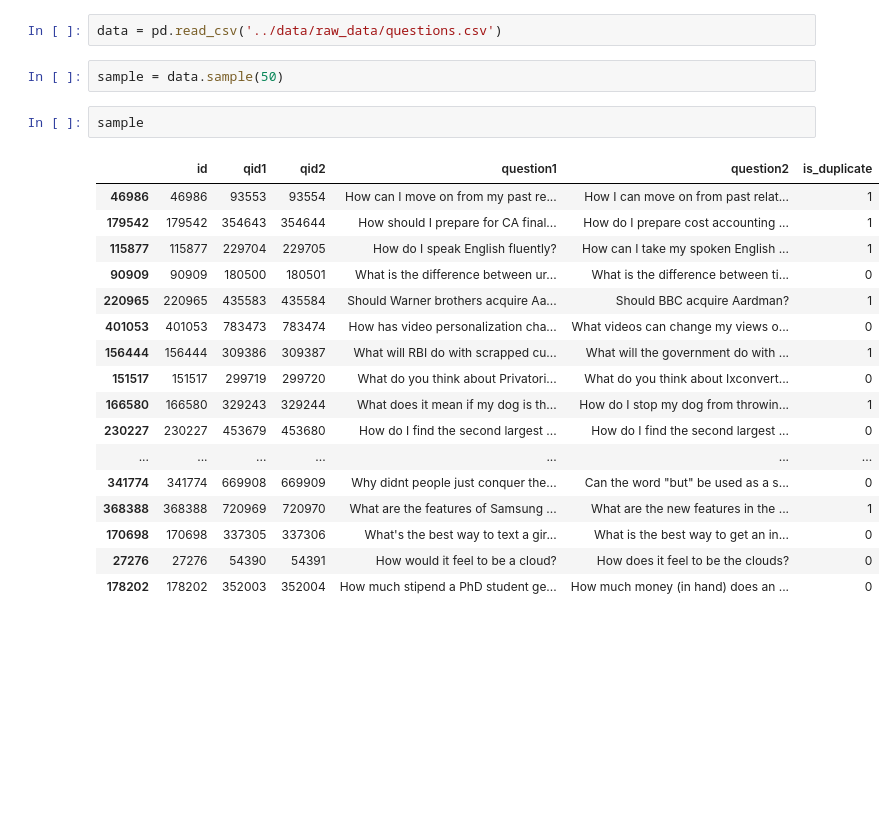
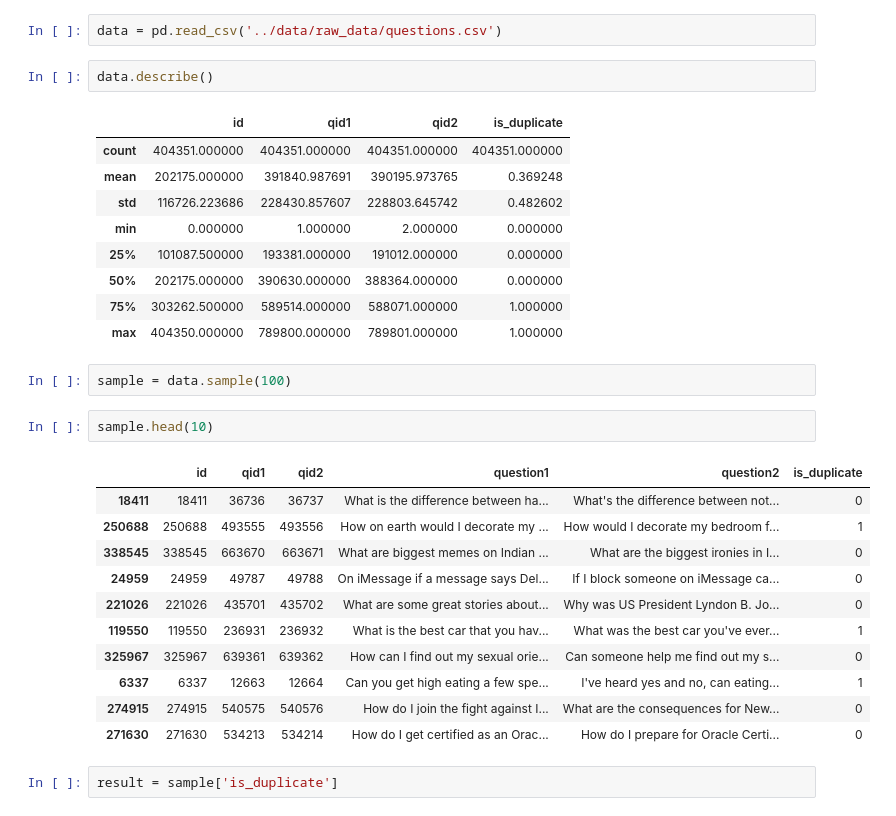
Before and after one commit to Dhouib-Mohamed/Duplicate-Question-Predictor, a Jupyter notebook: notebooks/raw_visualization.ipynb, the cells around one changed output. Saved outputs shown, nothing was run; the diff lists cells and outputs as text; blank space fills up the shorter version.

```diff
--- a/notebooks/raw_visualization.ipynb
+++ b/notebooks/raw_visualization.ipynb
@@ -4,24 +8,32 @@ import numpy as np
 # %%
 data = pd.read_csv('../data/raw_data/questions.csv')
+# %%
+data.describe()
+# %% [output]
+|  | id | qid1 | qid2 | is_duplicate |
+| count | 404351.000000 | 404351.000000 | 404351.000000 | 404351.000000 |
+| mean | 202175.000000 | 391840.987691 | 390195.973765 | 0.369248 |
+| std | 116726.223686 | 228430.857607 | 228803.645742 | 0.482602 |
+| min | 0.000000 | 1.000000 | 2.000000 | 0.000000 |
+| 25% | 101087.500000 | 193381.000000 | 191012.000000 | 0.000000 |
+| 50% | 202175.000000 | 390630.000000 | 388364.000000 | 0.000000 |
+| 75% | 303262.500000 | 589514.000000 | 588071.000000 | 1.000000 |
+| max | 404350.000000 | 789800.000000 | 789801.000000 | 1.000000 |
 # %%
-sample = data.sample(50)
+sample = data.sample(100)
 # %%
-sample
+sample.head(10)
 # %% [output]
 |  | id | qid1 | qid2 | question1 | question2 | is_duplicate |
-| 46986 | 46986 | 93553 | 93554 | How can I move on from my past re... | How I can move on from past relat... | 1 |
-| 179542 | 179542 | 354643 | 354644 | How should I prepare for CA final... | How do I prepare cost accounting ... | 1 |
-| 115877 | 115877 | 229704 | 229705 | How do I speak English fluently? | How can I take my spoken English ... | 1 |
-| 90909 | 90909 | 180500 | 180501 | What is the difference between ur... | What is the difference between ti... | 0 |
-| 220965 | 220965 | 435583 | 435584 | Should Warner brothers acquire Aa... | Should BBC acquire Aardman? | 1 |
-| 401053 | 401053 | 783473 | 783474 | How has video personalization cha... | What videos can change my views o... | 0 |
-| 156444 | 156444 | 309386 | 309387 | What will RBI do with scrapped cu... | What will the government do with ... | 1 |
-| 151517 | 151517 | 299719 | 299720 | What do you think about Privatori... | What do you think about Ixconvert... | 0 |
-| 166580 | 166580 | 329243 | 329244 | What does it mean if my dog is th... | How do I stop my dog from throwin... | 1 |
-| 230227 | 230227 | 453679 | 453680 | How do I find the second largest ... | How do I find the second largest ... | 0 |
-| ... | ... | ... | ... | ... | ... | ... |
-| 341774 | 341774 | 669908 | 669909 | Why didnt people just conquer the... | Can the word "but" be used as a s... | 0 |
-| 368388 | 368388 | 720969 | 720970 | What are the features of Samsung ... | What are the new features in the ... | 1 |
-| 170698 | 170698 | 337305 | 337306 | What's the best way to text a gir... | What is the best way to get an in... | 0 |
-| 27276 | 27276 | 54390 | 54391 | How would it feel to be a cloud? | How does it feel to be the clouds? | 0 |
-| 178202 | 178202 | 352003 | 352004 | How much stipend a PhD student ge... | How much money (in hand) does an ... | 0 |
+| 18411 | 18411 | 36736 | 36737 | What is the difference between ha... | What's the difference between not... | 0 |
+| 250688 | 250688 | 493555 | 493556 | How on earth would I decorate my ... | How would I decorate my bedroom f... | 1 |
+| 338545 | 338545 | 663670 | 663671 | What are biggest memes on Indian ... | What are the biggest ironies in I... | 0 |
+| 24959 | 24959 | 49787 | 49788 | On iMessage if a message says Del... | If I block someone on iMessage ca... | 0 |
+| 221026 | 221026 | 435701 | 435702 | What are some great stories about... | Why was US President Lyndon B. Jo... | 0 |
+| 119550 | 119550 | 236931 | 236932 | What is the best car that you hav... | What was the best car you've ever... | 1 |
+| 325967 | 325967 | 639361 | 639362 | How can I find out my sexual orie... | Can someone help me find out my s... | 0 |
+| 6337 | 6337 | 12663 | 12664 | Can you get high eating a few spe... | I've heard yes and no, can eating... | 1 |
+| 274915 | 274915 | 540575 | 540576 | How do I join the fight against I... | What are the consequences for New... | 0 |
+| 271630 | 271630 | 534213 | 534214 | How do I get certified as an Orac... | How do I prepare for Oracle Certi... | 0 |
+# %%
+result = sample['is_duplicate']
```
Also changed, not shown: parts of 4 cells of this notebook, 4 other files.
